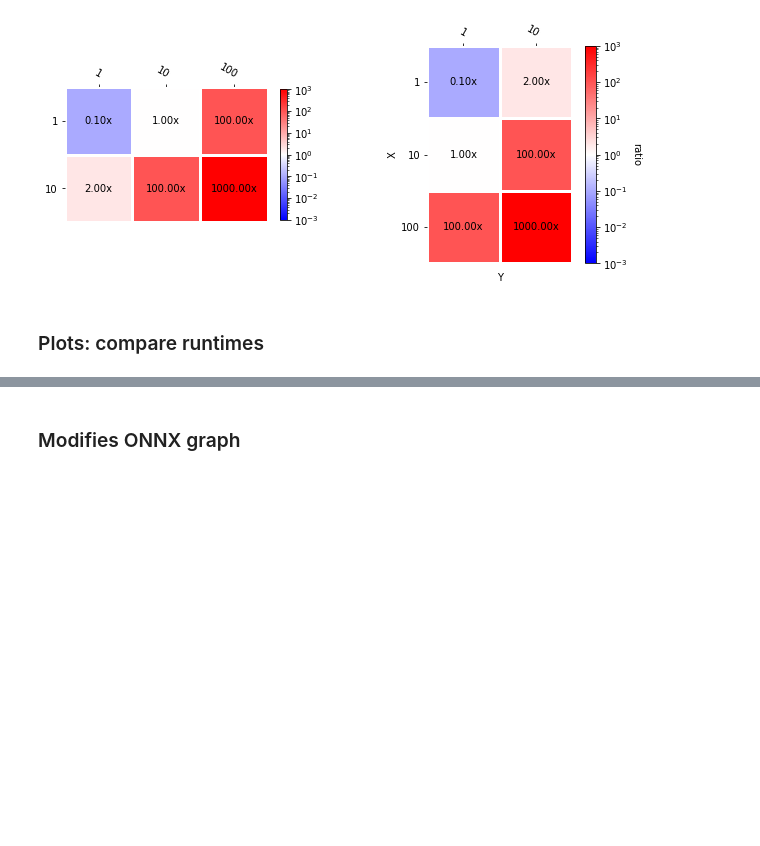
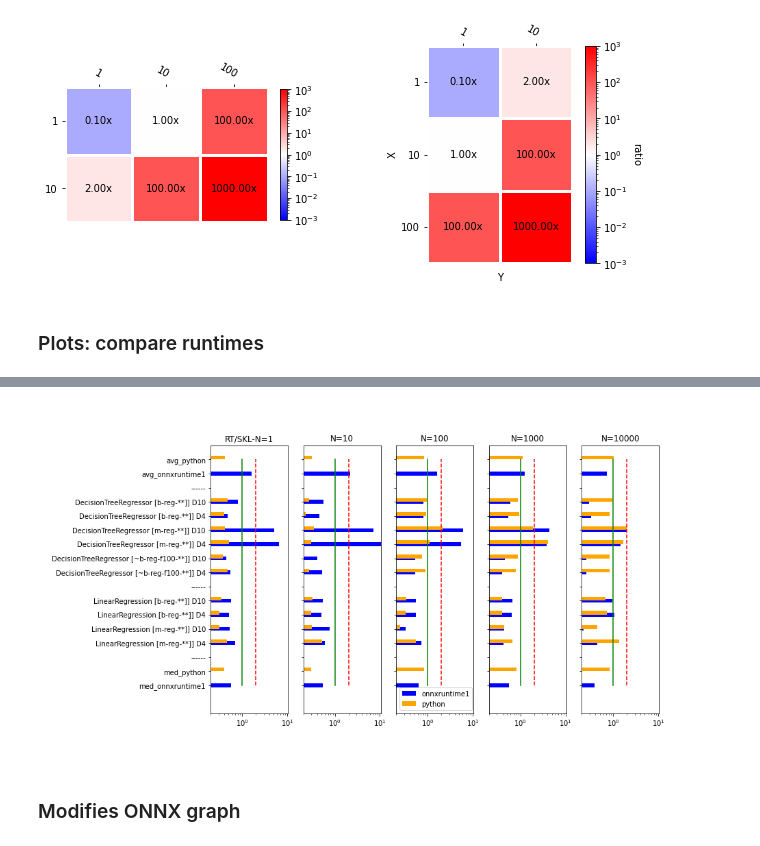
Before and after one commit to onnx/sklearn-onnx, a Jupyter notebook: docs/notebooks/introduction.ipynb, the cells around one changed output, grey strips where cells are left out. Drawn from its saved outputs; the diff is of its cells as text; code cells hidden in the pictures; blank space fills up the shorter version.

```diff
--- a/docs/notebooks/introduction.ipynb
+++ b/docs/notebooks/introduction.ipynb
@@ -1024,3 +1037,7 @@ Saving graph into 'bench.png'.
+# %%
+Image('bench.png')
+# %% [output]
+[figure, added]
 # %% [markdown]
 ### Modifies ONNX graph
 # %%
```
Also changed, not shown: parts of 24 cells of this notebook.
